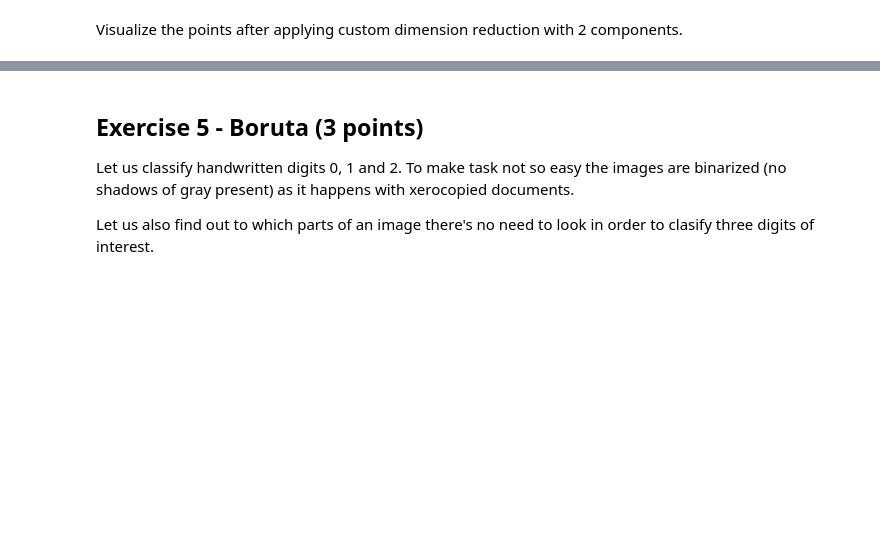
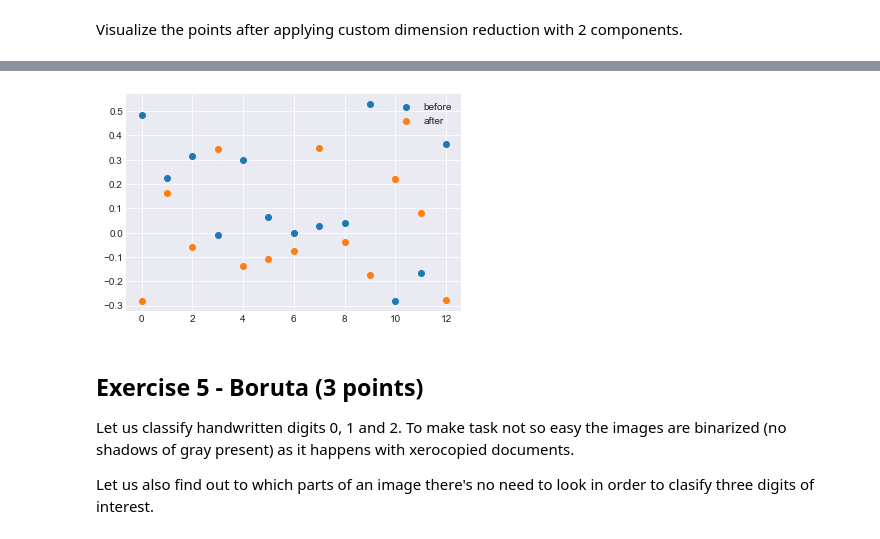
Before and after one commit to LaSegadora/rsschool_6_feature_engineering_and_selection, a Jupyter notebook: homework.ipynb, the cells around one changed output, grey strips where cells are left out. Saved outputs shown, nothing was run; the diff lists cells and outputs as text; code cells hidden in the pictures; blank space fills up the shorter version.

```diff
--- a/homework.ipynb
+++ b/homework.ipynb
@@ -245,3 +304,11 @@ Visualize the points after applying custom dimension reduction with 2 components
+# %%
+# x1 components before and after
+plt.scatter(t,x1,label='before')
+plt.scatter(t,x1_,label='after')
+plt.legend()
+plt.show()
+# %% [output]
+[figure, added]
 # %% [markdown]
 ## Exercise 5 - Boruta (3 points)
 
```
Also changed, not shown: parts of 15 cells of this notebook.
